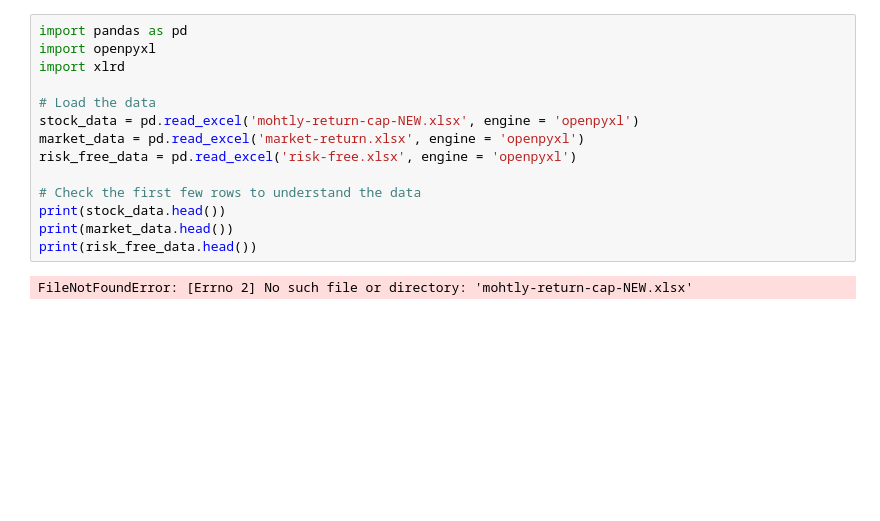
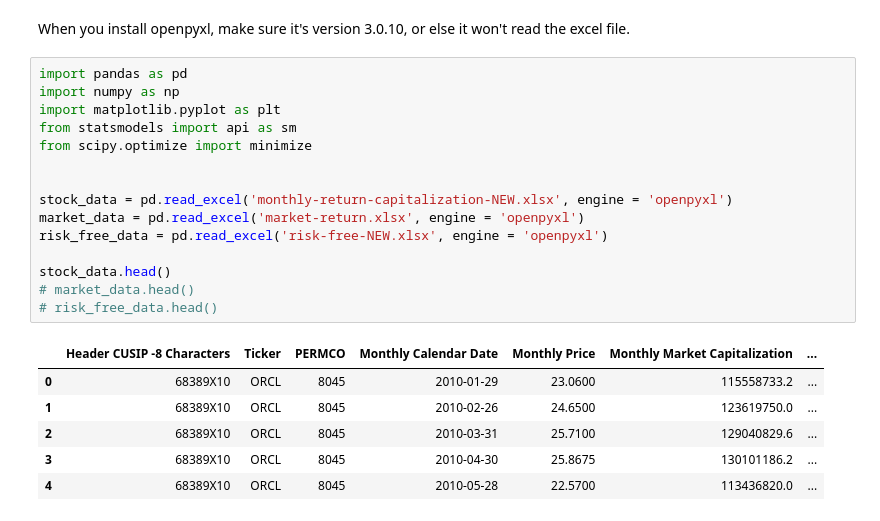
Before and after one commit to RiceComp215-Fall24/cmor462-project2, a Jupyter notebook: data.ipynb, the cells around one changed output. Drawn from its saved outputs; the diff is of its cells as text; blank space fills up the shorter version.

```diff
--- a/data.ipynb
+++ b/data.ipynb
@@ -1,16 +1,24 @@
+# %% [markdown]
+When you install openpyxl, make sure it's version 3.0.10, or else it won't read the excel file.
 # %%
 import pandas as pd
-import openpyxl
-import xlrd
+import numpy as np
+import matplotlib.pyplot as plt
+from statsmodels import api as sm
+from scipy.optimize import minimize
 
-# Load the data
-stock_data = pd.read_excel('mohtly-return-cap-NEW.xlsx', engine = 'openpyxl')
+
+stock_data = pd.read_excel('monthly-return-capitalization-NEW.xlsx', engine = 'openpyxl')
 market_data = pd.read_excel('market-return.xlsx', engine = 'openpyxl')
-risk_free_data = pd.read_excel('risk-free.xlsx', engine = 'openpyxl')
+risk_free_data = pd.read_excel('risk-free-NEW.xlsx', engine = 'openpyxl')
 
-# Check the first few rows to understand the data
-print(stock_data.head())
-print(market_data.head())
-print(risk_free_data.head())
+stock_data.head()
+# market_data.head()
+# risk_free_data.head()
 # %% [output]
-FileNotFoundError: [Errno 2] No such file or directory: 'mohtly-return-cap-NEW.xlsx'
+|  | Header CUSIP -8 Characters | Ticker | PERMCO | Monthly Calendar Date | Monthly Price | Monthly Market Capitalization | ... |
+| 0 | 68389X10 | ORCL | 8045 | 2010-01-29 | 23.0600 | 115558733.2 | ... |
+| 1 | 68389X10 | ORCL | 8045 | 2010-02-26 | 24.6500 | 123619750.0 | ... |
+| 2 | 68389X10 | ORCL | 8045 | 2010-03-31 | 25.7100 | 129040829.6 | ... |
+| 3 | 68389X10 | ORCL | 8045 | 2010-04-30 | 25.8675 | 130101186.2 | ... |
+| 4 | 68389X10 | ORCL | 8045 | 2010-05-28 | 22.5700 | 113436820.0 | ... |
```
Also changed, not shown: parts of 10 cells of this notebook.
